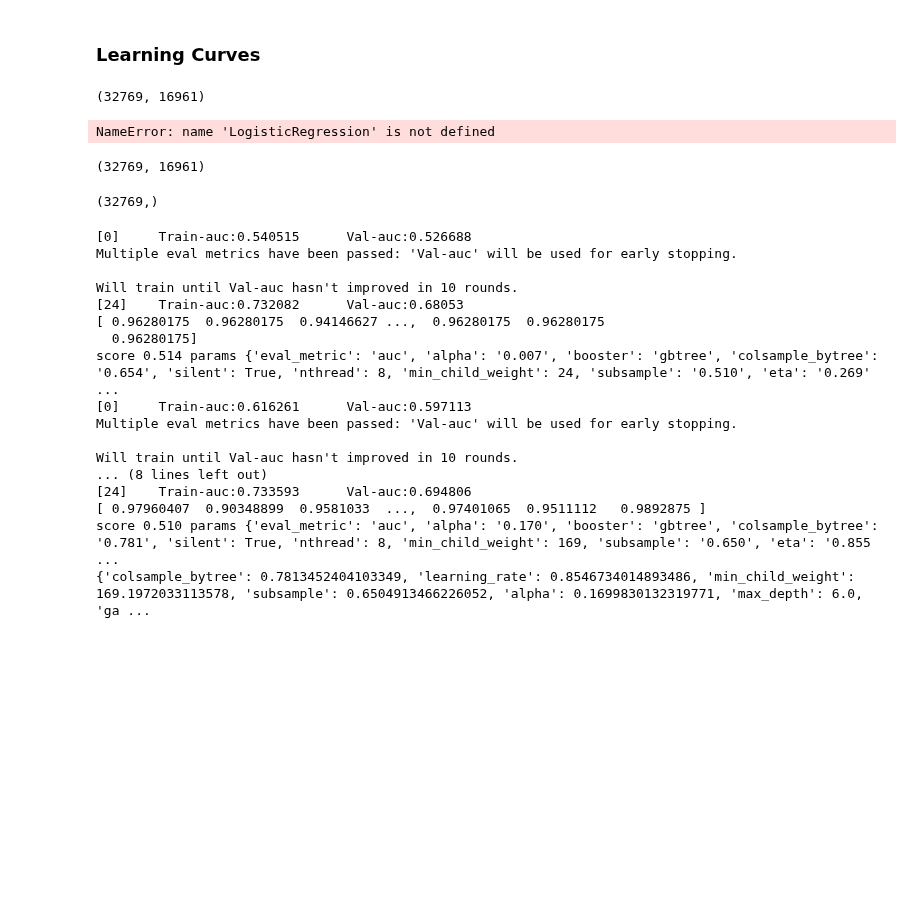
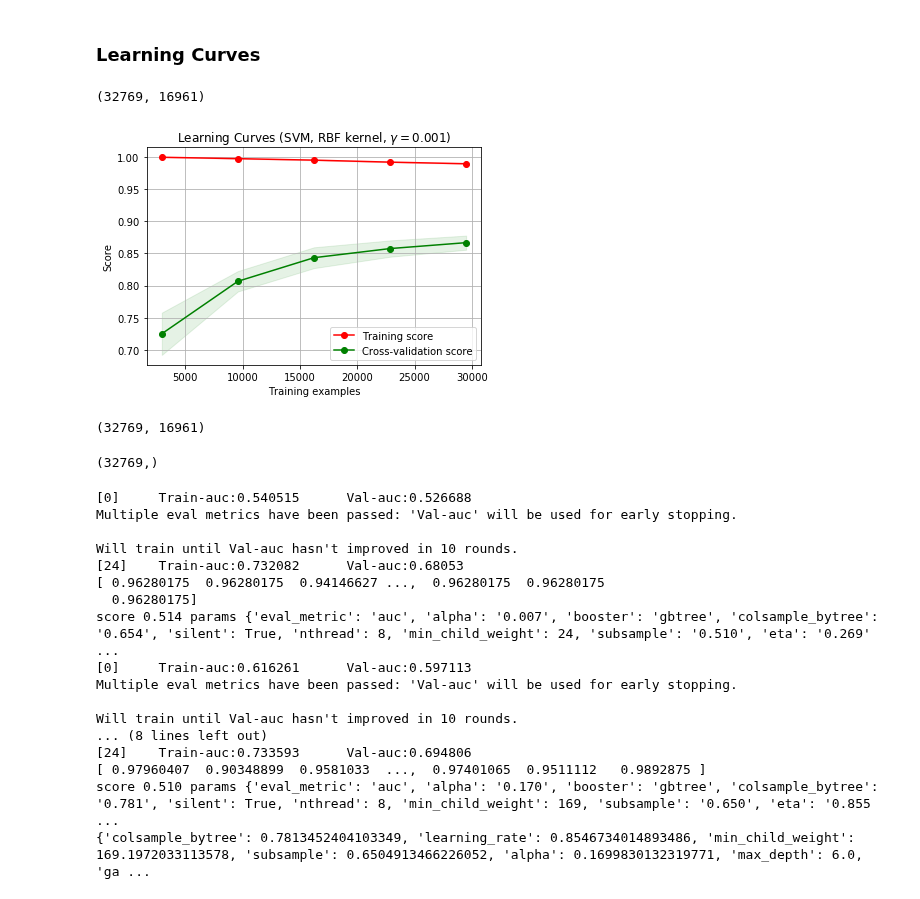
Before and after one commit to amirnasri/Data-Science, a Jupyter notebook: Kaggle/Amazon_Employee_Access_Challenge/EDA.ipynb, the cells around one changed output. Drawn from its saved outputs; the diff is of its cells as text; code cells hidden in the pictures; blank space fills up the shorter version.

```diff
--- a/Kaggle/Amazon_Employee_Access_Challenge/EDA.ipynb
+++ b/Kaggle/Amazon_Employee_Access_Challenge/EDA.ipynb
@@ -142,0 +141,9 @@ for train_ind, cv_ind in KFold(X_train.shape[0]):
+# %%
+def scoring(estimator, X, y):
+    y_pred = estimator.predict_proba(X)
+    return roc_auc_score(y, y_pred[:, 1])
+
+from sklearn.model_selection import cross_val_score
+clf = LogisticRegression(C=3)
+clf = gs.best_estimator_
+cross_val_score(clf, X_train_ohe, y_train, scoring=scoring)
@@ -142,0 +152,7 @@ for train_ind, cv_ind in KFold(X_train.shape[0]):
+# %%
+from sklearn.model_selection import GridSearchCV
+
+param_grid = {"C": np.logspace(0, 1, 10)}
+gs = GridSearchCV(clf, param_grid=param_grid, scoring=scoring)
+# %%
+gs.fit(X_train_ohe, y_train)
@@ -214,36 +248,39 @@ def plot_learning_curve(estimator, title, X, y, ylim=None, cv=None, scoring=None
     plt.grid()
 
     plt.fill_between(train_sizes, train_scores_mean - train_scores_std,
                      train_scores_mean + train_scores_std, alpha=0.1,
                      color="r")
     plt.fill_between(train_sizes, test_scores_mean - test_scores_std,
                      test_scores_mean + test_scores_std, alpha=0.1, color="g")
     plt.plot(train_sizes, train_scores_mean, 'o-', color="r",
              label="Training score")
     plt.plot(train_sizes, test_scores_mean, 'o-', color="g",
              label="Cross-validation score")
 
     plt.legend(loc="best")
     return plt
 
 
 title = "Learning Curves (SVM, RBF kernel, $\gamma=0.001$)"
 # SVC is more expensive so we do a lower number of CV iterations:
 cv = ShuffleSplit(n_splits=10, test_size=0.2, random_state=0)
 #estimator = SVC(gamma=0.01)
 #plot_learning_curve(estimator, title, X, y, (0.7, 1.01), cv=cv, n_jobs=4)
-estimator = LogisticRegression(C=1)
+#estimator = LogisticRegression(C=1)
+#estimator = gs.best_estimator_
+estimator = LogisticRegression(C=3, solver='newton-cg', max_iter=20)# class_weight = 'balanced')
+
 
 def scoring(estimator, X, y):
     y_pred = estimator.predict_proba(X)
     return roc_auc_score(y, y_pred[:, 1])
 
 plot_learning_curve(estimator, title, X_train_ohe, y_train,
-                    scoring=scoring, n_jobs=4, cv=5)
+                    scoring=scoring, n_jobs=4, cv=10)
 
 plt.show()
 # %% [output]
-NameError: name 'LogisticRegression' is not defined
+[figure, added]
 # %%
 from hyperopt import hp, tpe
 from hyperopt.fmin import fmin
```
Also changed, not shown: parts of 6 cells of this notebook, 1 other file.
